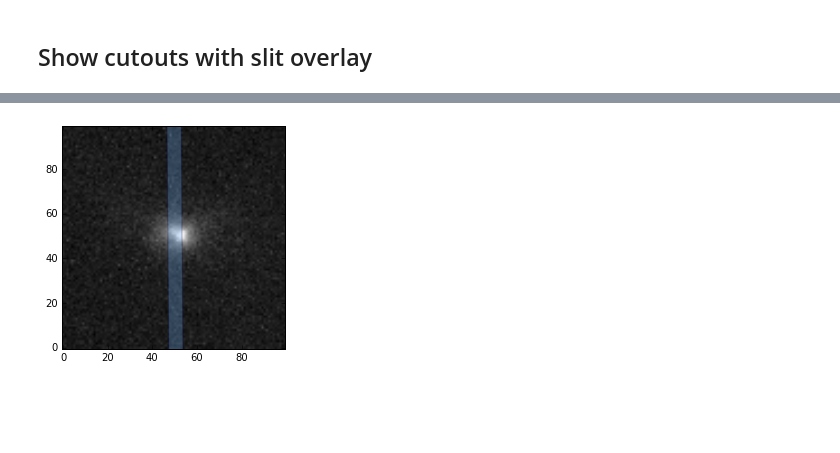
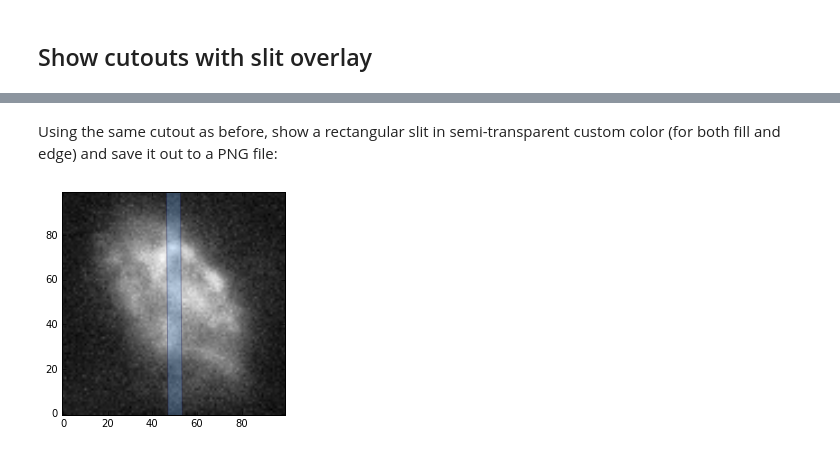
Before and after one commit to spacetelescope/mosviz, a Jupyter notebook: docs/mosviz/notebooks/make_cutouts.ipynb, the cells around one changed output, grey strips where cells are left out. Drawn from its saved outputs; the diff is of its cells as text; code cells hidden in the pictures; blank space fills up the shorter version.

```diff
--- a/docs/mosviz/notebooks/make_cutouts.ipynb
+++ b/docs/mosviz/notebooks/make_cutouts.ipynb
@@ -40 +40,8 @@ Show slit aperture (in red) on the NIRCam F115W cutout for object ID 'MOS_2_359_
+# %%
+with fits.open('jwst_nircam_f115w_cutouts/MOS_1_359_097_jwst_nircam_f115w_cutout.fits') as pf:
+    data = pf[0].data
+    hdr = pf[0].header
+
+# Add a fake chip gap to show rotation better.
+data[:, 40:43] = 0
 # %%
@@ -62,0 +64,4 @@ Plot yet another object but with a different slit appearance and save it out to
+# %%
+with fits.open('hst_wfc3ir_f160w_cutouts/MOS_1_184_053_hst_wfc3ir_f160w_cutout.fits') as pf:
+    data = pf[0].data
+    hdr = pf[0].header
@@ -62,0 +79,8 @@ Plot yet another object but with a different slit appearance and save it out to
+# %%
+with fits.open('jwst_nircam_f200w_cutouts/MOS_1_010_133_jwst_nircam_f200w_cutout.fits') as pf:
+    data = pf[0].data
+    hdr = pf[0].header
+
+obj_ra = hdr['OBJ_RA']
+obj_dec = hdr['OBJ_DEC']
+print(obj_ra, obj_dec)
@@ -63,5 +104,7 @@ Plot yet another object but with a different slit appearance and save it out to
+# %% [markdown]
+Using the same cutout as before, show a rectangular slit in semi-transparent custom color (for both fill and edge) and save it out to a PNG file:
 # %%
-show_cutout_with_slit('jwst_nircam_f200w', 'MOS_1_359_097', plotname='awesome_object.png',
+show_cutout_with_slit(hdr, data=data, plotname='awesome_object.png',
                       fill=True, fc='#6daaed', ec='#0a0443', alpha=0.3)
 # %% [output]
-[figure, old version]
+[figure, new version]
```
Also changed, not shown: parts of 15 cells of this notebook, 2 other files.
